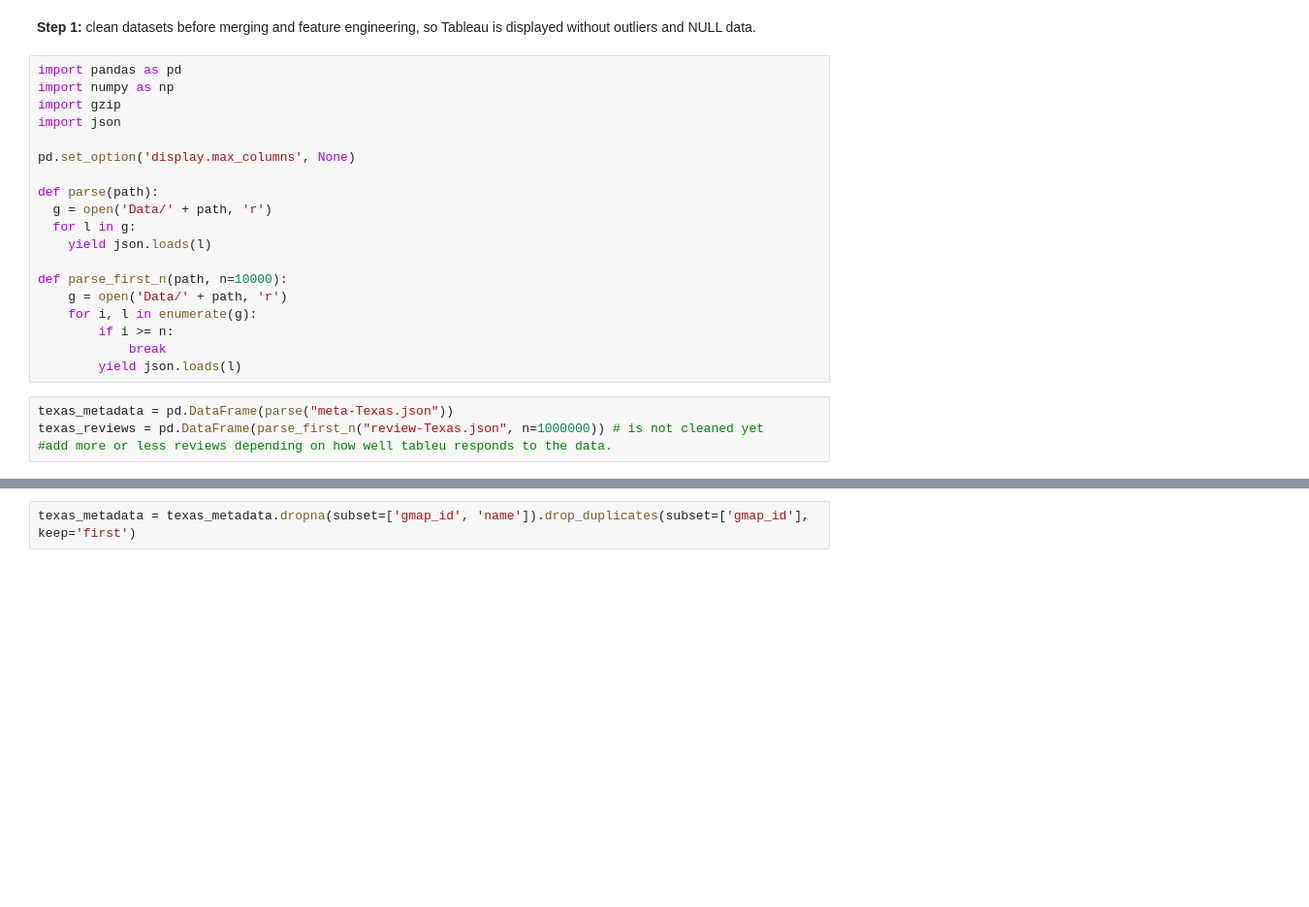
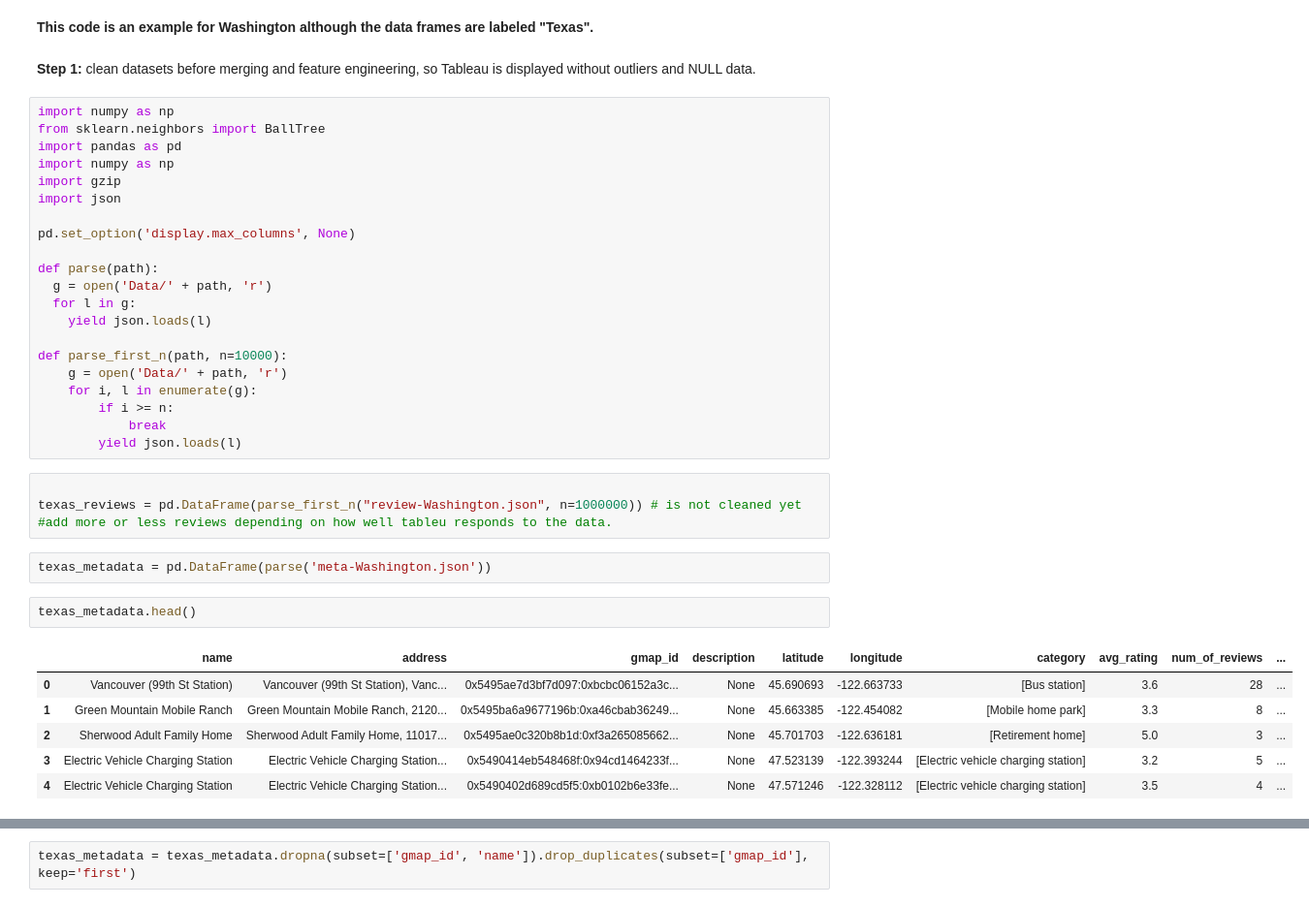
Before and after one commit to Dhrutube/DS3-LocalLens, a Jupyter notebook: Normalizing_Review_Culture.ipynb, the cells around one changed output, grey strips where cells are left out. Shown at 97% size. Saved outputs shown, nothing was run; the diff lists cells and outputs as text; blank space fills up the shorter version.

```diff
--- a/Normalizing_Review_Culture.ipynb
+++ b/Normalizing_Review_Culture.ipynb
@@ -9,6 +15,10 @@
+# %% [markdown]
+**This code is an example for Washington although the data frames are labeled "Texas".**
 # %% [markdown]
 **Step 1:** clean datasets before merging and feature engineering, so Tableau is displayed without outliers and NULL data.
 # %%
+import numpy as np
+from sklearn.neighbors import BallTree
 import pandas as pd
 import numpy as np
 import gzip
@@ -28,6 +38,17 @@ def parse_first_n(path, n=10000):
             break
         yield json.loads(l)
 # %%
-texas_metadata = pd.DataFrame(parse("meta-Texas.json"))
-texas_reviews = pd.DataFrame(parse_first_n("review-Texas.json", n=1000000)) # is not cleaned yet
+
+texas_reviews = pd.DataFrame(parse_first_n("review-Washington.json", n=1000000)) # is not cleaned yet
 #add more or less reviews depending on how well tableu responds to the data.
+# %%
+texas_metadata = pd.DataFrame(parse('meta-Washington.json'))
+# %%
+texas_metadata.head()
+# %% [output]
+|  | name | address | gmap_id | description | latitude | longitude | category | avg_rating | num_of_reviews | ... |
+| 0 | Vancouver (99th St Station) | Vancouver (99th St Station), Vanc... | 0x5495ae7d3bf7d097:0xbcbc06152a3c... | None | 45.690693 | -122.663733 | [Bus station] | 3.6 | 28 | ... |
+| 1 | Green Mountain Mobile Ranch | Green Mountain Mobile Ranch, 2120... | 0x5495ba6a9677196b:0xa46cbab36249... | None | 45.663385 | -122.454082 | [Mobile home park] | 3.3 | 8 | ... |
+| 2 | Sherwood Adult Family Home | Sherwood Adult Family Home, 11017... | 0x5495ae0c320b8b1d:0xf3a265085662... | None | 45.701703 | -122.636181 | [Retirement home] | 5.0 | 3 | ... |
+| 3 | Electric Vehicle Charging Station | Electric Vehicle Charging Station... | 0x5490414eb548468f:0x94cd1464233f... | None | 47.523139 | -122.393244 | [Electric vehicle charging station] | 3.2 | 5 | ... |
+| 4 | Electric Vehicle Charging Station | Electric Vehicle Charging Station... | 0x5490402d689cd5f5:0xb0102b6e33fe... | None | 47.571246 | -122.328112 | [Electric vehicle charging station] | 3.5 | 4 | ... |
```
Also changed, not shown: parts of 60 cells of this notebook.
